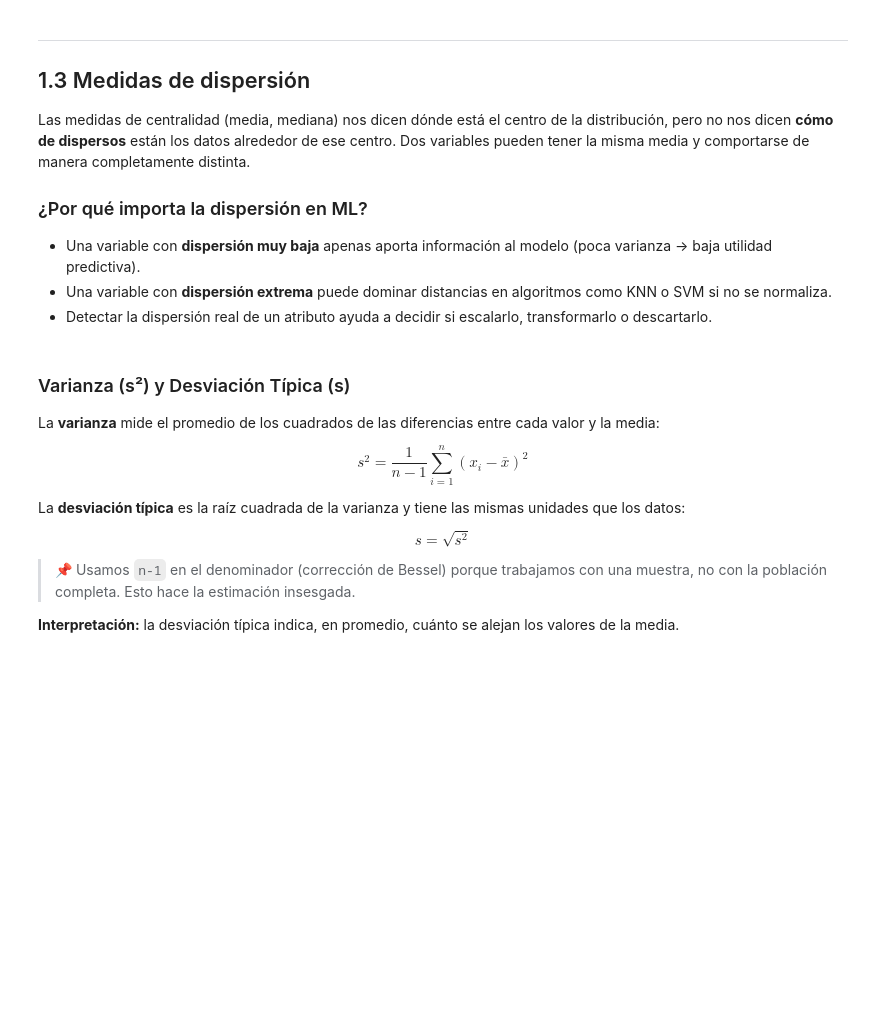
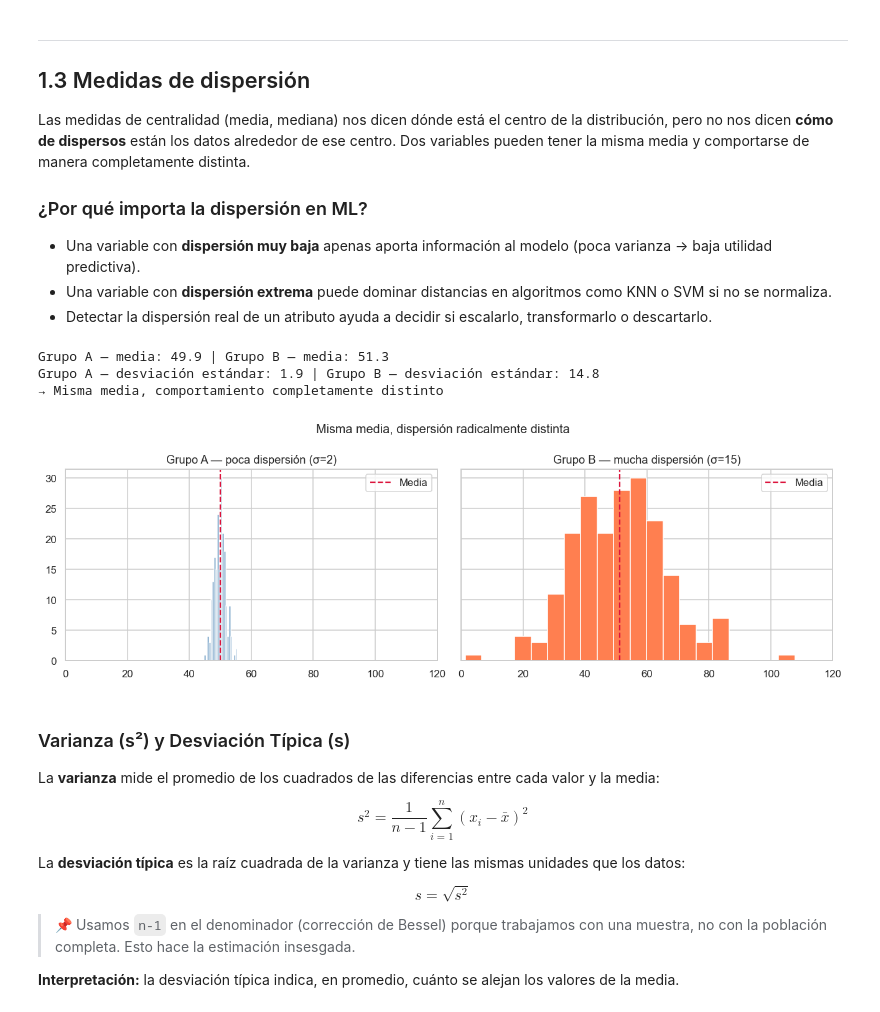
Before and after one commit to aalasan202/DLCD, a Jupyter notebook: UD2/Bloque_1_Estadistica_Descriptiva/B1_S2_Dispersion_Interpretacion_y_Visualizacion.ipynb, the cells around one changed output. Saved outputs shown, nothing was run; the diff lists cells and outputs as text; code cells hidden in the pictures; blank space fills up the shorter version.

```diff
--- a/UD2/Bloque_1_Estadistica_Descriptiva/B1_S2_Dispersion_Interpretacion_y_Visualizacion.ipynb
+++ b/UD2/Bloque_1_Estadistica_Descriptiva/B1_S2_Dispersion_Interpretacion_y_Visualizacion.ipynb
@@ -45,26 +47,36 @@ Las medidas de centralidad (media, mediana) nos dicen dónde está el centro de
 # %%
 # Motivación: misma media, dispersión muy diferente
 np.random.seed(42)
 grupo_a = np.random.normal(loc=50, scale=2, size=200)   # poca dispersión
 grupo_b = np.random.normal(loc=50, scale=15, size=200)  # mucha dispersión
 
 print(f"Grupo A — media: {grupo_a.mean():.1f} | Grupo B — media: {grupo_b.mean():.1f}")
+print(f"Grupo A — desviación estándar: {grupo_a.std():.1f} | Grupo B — desviación estándar: {grupo_b.std():.1f}")
 print("→ Misma media, comportamiento completamente distinto")
 
 fig, axes = plt.subplots(1, 2, figsize=(12, 4), sharey=True)
+#establecemos el rango de los ejes para que sean iguales
+axes[0].set_xlim(0, 120)
+axes[1].set_xlim(0, 120)
+
 axes[0].hist(grupo_a, bins=20, color='steelblue', edgecolor='white')
 axes[0].set_title('Grupo A — poca dispersión (σ=2)')
 axes[0].axvline(grupo_a.mean(), color='crimson', linestyle='--', label='Media')
 axes[0].legend()
 
 axes[1].hist(grupo_b, bins=20, color='coral', edgecolor='white')
 axes[1].set_title('Grupo B — mucha dispersión (σ=15)')
 axes[1].axvline(grupo_b.mean(), color='crimson', linestyle='--', label='Media')
 axes[1].legend()
 
 plt.suptitle('Misma media, dispersión radicalmente distinta', fontsize=13)
 plt.tight_layout()
 plt.show()
+# %% [output]
+Grupo A — media: 49.9 | Grupo B — media: 51.3
+Grupo A — desviación estándar: 1.9 | Grupo B — desviación estándar: 14.8
+→ Misma media, comportamiento completamente distinto
+[figure, added]
 # %% [markdown]
 ### Varianza (s²) y Desviación Típica (s)
 
```
Also changed, not shown: parts of 10 cells of this notebook, 2 other files.
